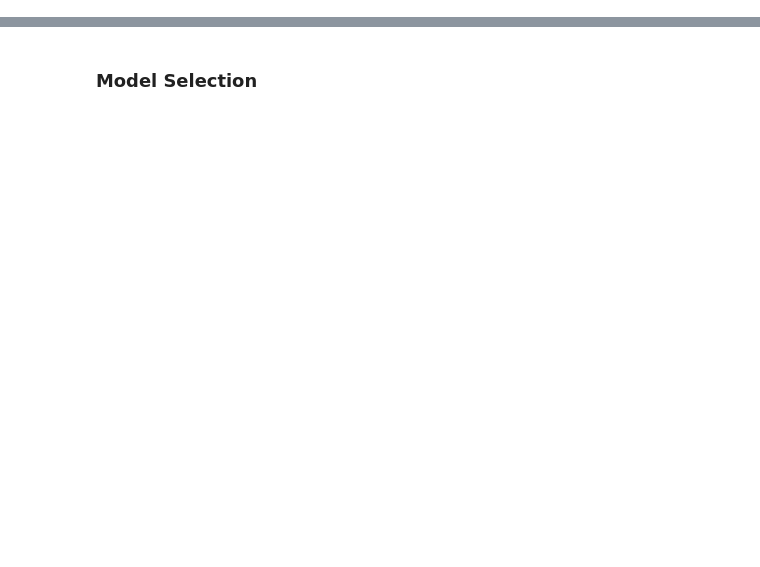
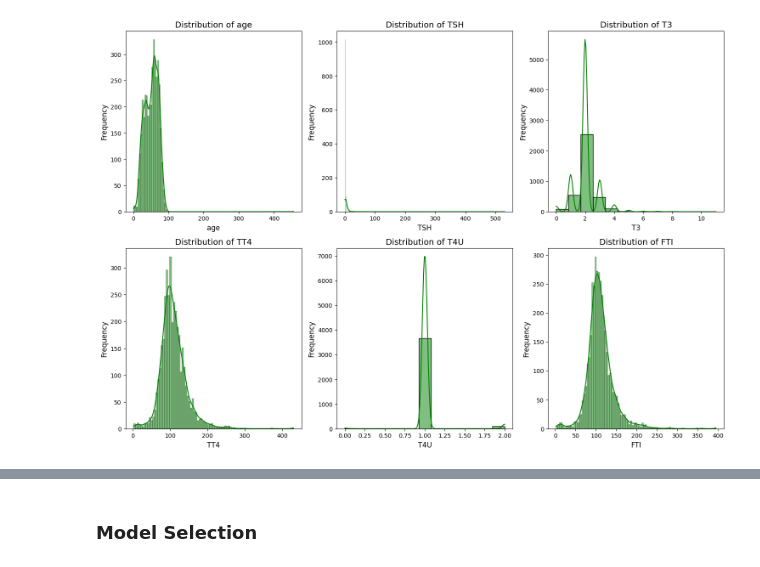
Before and after one commit to Adi3042/Thyroid-Disease-Detection, a Jupyter notebook: notebooks/EDA.ipynb, the cells around one changed output, grey strips where cells are left out. Drawn from its saved outputs; the diff is of its cells as text; code cells hidden in the pictures; blank space fills up the shorter version.

```diff
--- a/notebooks/EDA.ipynb
+++ b/notebooks/EDA.ipynb
@@ -776,0 +329,4 @@ X_train,X_test,y_train,y_test = train_test_split(X,y,test_size=0.33,random_state
+# %%
+# Mapping the categorical column
+
+data['sex'] = data['sex'].map({'F' : 0, 'M' : 1})
@@ -776,0 +359,4 @@ X_train,X_test,y_train,y_test = train_test_split(X,y,test_size=0.33,random_state
+# %%
+# using one-hot-encoding
+
+data = pd.get_dummies(data, columns=['referral_source'], drop_first=True)
@@ -776,0 +377,6 @@ X_train,X_test,y_train,y_test = train_test_split(X,y,test_size=0.33,random_state
+# %%
+from sklearn.preprocessing import LabelEncoder
+
+lblEn = LabelEncoder()
+
+data['Class'] =lblEn.fit_transform(data['Class'])
@@ -776,0 +392,10 @@ X_train,X_test,y_train,y_test = train_test_split(X,y,test_size=0.33,random_state
+# %%
+from sklearn.impute import KNNImputer
+
+imputer=KNNImputer(n_neighbors=3, weights='uniform',missing_values=np.nan)
+
+# For imputing the missing values
+new_array=imputer.fit_transform(data)
+
+# convert the nd-array returned in the step above to a Dataframe
+new_data=pd.DataFrame(data=np.round(new_array), columns=data.columns)
@@ -776,0 +411,20 @@ X_train,X_test,y_train,y_test = train_test_split(X,y,test_size=0.33,random_state
+# %%
+import matplotlib.pyplot as plt
+import seaborn as sns
+
+columns = ['age', 'TSH', 'T3', 'TT4', 'T4U', 'FTI']
+plt.figure(figsize=(15, 15), facecolor='white')
+plot_number = 1
+
+for column in columns:
+    ax = plt.subplot(3, 3, plot_number)
+    sns.histplot(new_data[column], kde=True, color='green')
+    plt.xlabel(column, fontsize=12)
+    plt.ylabel('Frequency', fontsize=12)
+    plt.title(f'Distribution of {column}', fontsize=14)
+    plot_number += 1
+
+plt.tight_layout()
+plt.show()
+# %% [output]
+[figure, added]
```
Also changed, not shown: parts of 130 cells of this notebook, 11 other files.
